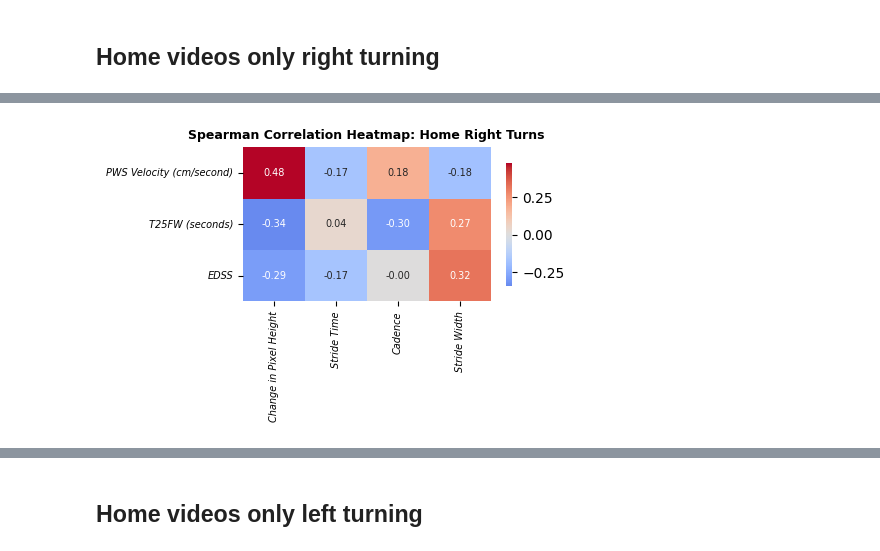
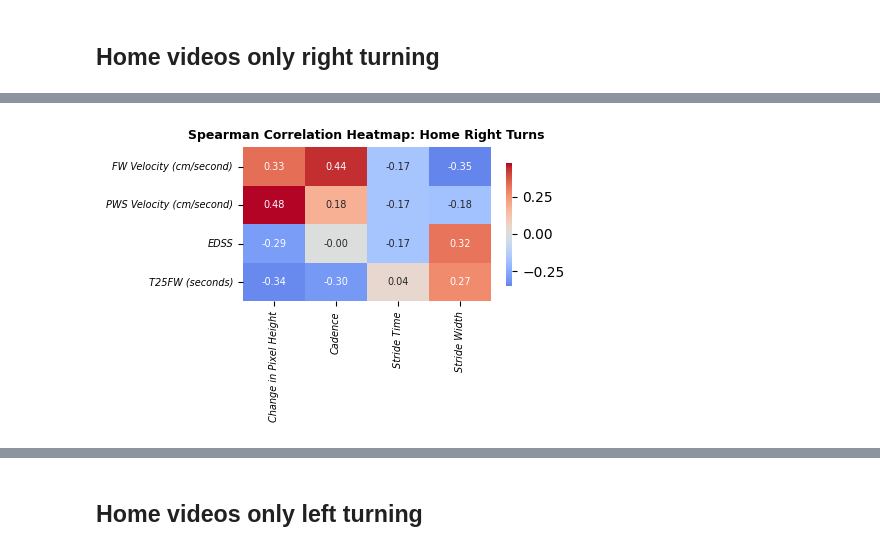
Before and after one commit to UCSF-MSLAB/HomeVideoAnalysis, a Jupyter notebook: megan_sandbox/gait_metric_analysis/003_scatter_video_metric_vs_outcomes.ipynb, the cells around one changed output, grey strips where cells are left out. Drawn from its saved outputs; the diff is of its cells as text; code cells hidden in the pictures.

Commit message:
Sensitivity analysis after manual review
002 and 003 v2 folders in gait metric analysis

```diff
--- a/megan_sandbox/gait_metric_analysis/003_scatter_video_metric_vs_outcomes.ipynb
+++ b/megan_sandbox/gait_metric_analysis/003_scatter_video_metric_vs_outcomes.ipynb
@@ -13,7 +13,7 @@ analysis_version = '007'
 # %%
 out_path = os.path.join(r'C:\Users\mmccu\Box\MM_Personal\5_Projects\BoveLab\3_Data_and_Code\gait_bw_zeno_home_analysis',
                         analysis_version,
-                        '003_scatter_video_vs_outcomes')
+                        '003_scatter_video_vs_outcomes_V2')
 
 if not os.path.exists(out_path):
     os.makedirs(out_path)
@@ -28,19 +28,19 @@ May be missing video data - see excel with counts
 # PWS
 zv_pws_bw_clean_path = os.path.join(r'C:\Users\mmccu\Box\MM_Personal\5_Projects\BoveLab\3_Data_and_Code\gait_bw_zeno_home_analysis',
                                     analysis_version,
-                                    '000_merged_cleaned_data\zv_bw_merged_gait_vertical_PWS_1_clean.csv')
+                                    '000_merged_cleaned_data_temp\zv_bw_merged_gait_vertical_PWS_1_clean.csv')
 zv_pws_bw_clean_df = pd.read_csv(zv_pws_bw_clean_path, index_col = 0)
 
 # FW
 zv_fw_bw_clean_path = os.path.join(r'C:\Users\mmccu\Box\MM_Personal\5_Projects\BoveLab\3_Data_and_Code\gait_bw_zeno_home_analysis',
                                     analysis_version,
-                                   '000_merged_cleaned_data\zv_bw_merged_gait_vertical_FW_1_clean.csv')
+                                   '000_merged_cleaned_data_temp\zv_bw_merged_gait_vertical_FW_1_clean.csv')
 zv_fw_bw_clean_df = pd.read_csv(zv_fw_bw_clean_path, index_col = 0)
 
 # Home Videos
 hv_bw_clean_path = os.path.join(r'C:\Users\mmccu\Box\MM_Personal\5_Projects\BoveLab\3_Data_and_Code\gait_bw_zeno_home_analysis',
                                 analysis_version,
-                                '000_merged_cleaned_data\hv_bw_merged_clean.csv')
+                                '000_merged_cleaned_data_temp\hv_bw_merged_clean.csv')
 
 hv_bw_clean_df = pd.read_csv(hv_bw_clean_path, index_col = 0)
 # %%
@@ -296,13 +290,15 @@ hv_colnames = ['delta_pix_h_rel_median_pose_hv',
                'singlesupport_per_mean_pose_hv',
                'tot_dsupport_per_mean_pose_hv']
 
-bw_colnames = ['PWS_velocitycmsecmean', 'clean_T25FW_Avg', 'clean_EDSS',
+bw_colnames = ['PWS_velocitycmsecmean', 'FW_velocitycmsecmean', 'clean_T25FW_Avg', 'clean_EDSS',
               #  'log_T25FW',
               'PWS_cadencestepsminmean', 'PWS_singlesupportmean', 'PWS_stridetimesecmean',
               'PWS_stridewidthcmmean',	'PWS_totaldsupportmean']
 
 
-hv_bw_colnames = hv_colnames + bw_colnames + ['bw_id', 'task_pose_hv', 'video_id_date_name_pose_hv', 'id_date_pose_hv', 'bw_hv_date_diff_days']
+hv_bw_colnames = hv_colnames + bw_colnames + ['bw_id', 'task_pose_hv', 'video_id_date_name_pose_hv', 'id_date_pose_hv', 'bw_hv_date_diff_days',
+                                             'avg_footfalls', 'mp_spinning', 'home_or_clinic', 'assistive_device_YN', 'lighting', 'light_source',
+                                             'hv_edss_date_diff', 'hv_t25fw_date_diff']
 hv_bw_colnames
 # %% [output]
 ['delta_pix_h_rel_median_pose_hv',
@@ -374,2 +341,7 @@ Name: count, dtype: int64
 # %% [markdown]
 ## Home videos only right turning
+# %%
+# clean - right_2 --> right and same for left
+hv_bw_clean_df_simple['task_pose_hv'] = hv_bw_clean_df_simple['task_pose_hv'].replace('gait_vertical_left_2', 'gait_vertical_left')
+hv_bw_clean_df_simple['task_pose_hv'] = hv_bw_clean_df_simple['task_pose_hv'].replace('gait_vertical_right_2', 'gait_vertical_right')
+hv_bw_clean_df_simple['task_pose_hv'].value_counts()
@@ -376,11 +363,11 @@ Name: count, dtype: int64
 # %%
 # Home Right
-hv_bw_clean_df_2_right = hv_bw_clean_df_2.loc[hv_bw_clean_df_2['task_pose_hv'] == 'gait_vertical_right']
-hv_bw_clean_df_2_right['task_pose_hv'].value_counts()
+hv_bw_clean_df_right = hv_bw_clean_df_simple.loc[hv_bw_clean_df_simple['task_pose_hv'] == 'gait_vertical_right']
+hv_bw_clean_df_right['task_pose_hv'].value_counts()
 
-video_vs_outcome_scatter(df = hv_bw_clean_df_2_right,
+video_vs_outcome_scatter(df = hv_bw_clean_df_right,
                          output_folder_path = out_path,
                          subfolder_name = 'Home Right Turns',
-                        color_col = 'PWS_velocitycmsecmean')
+                         color_col = 'PWS_velocitycmsecmean')
 # %% [output]
-[figure, old version]
+[figure, new version]
```
Also changed, not shown: parts of 74 cells of this notebook, 5 other files.
